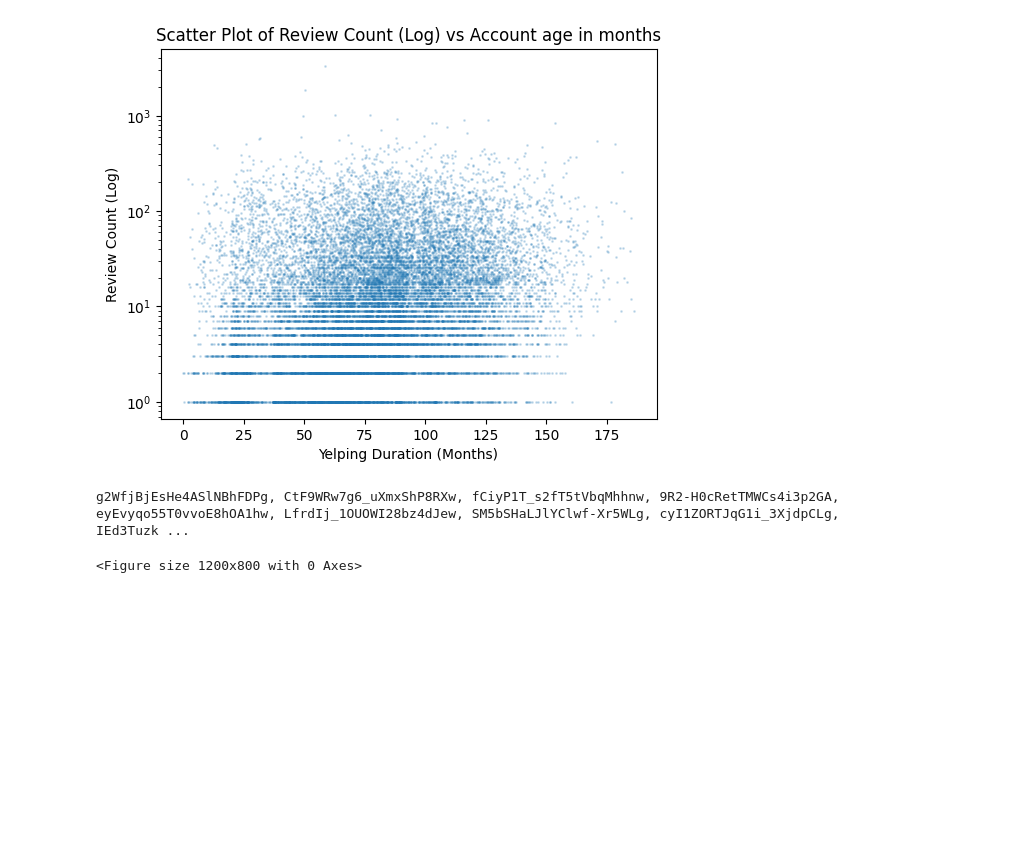
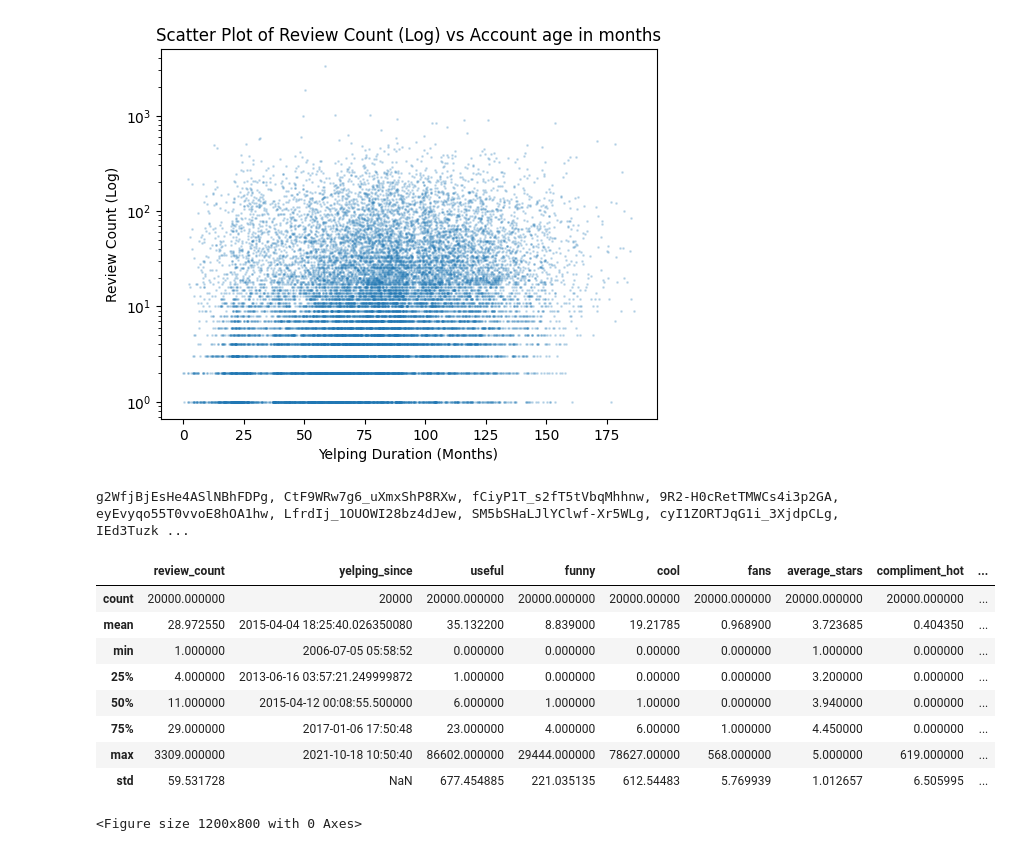
Before and after one commit to ursumarius/review-analysis-intro-ml-jads, a Jupyter notebook: EDA.ipynb, the cells around one changed output. Cells and saved outputs as stored; diff of their text form; code cells hidden in the pictures; blank space fills up the shorter version.

```diff
--- a/EDA.ipynb
+++ b/EDA.ipynb
@@ -127,3 +139,15 @@ g2WfjBjEsHe4ASlNBhFDPg, CtF9WRw7g6_uXmxShP8RXw, fCiyP1T_s2fT5tVbqMhhnw, 9R2-H0cR
+# %%
+user.describe()
+# %% [output]
+|  | review_count | yelping_since | useful | funny | cool | fans | average_stars | compliment_hot | ... |
+| count | 20000.000000 | 20000 | 20000.000000 | 20000.000000 | 20000.00000 | 20000.000000 | 20000.000000 | 20000.000000 | ... |
+| mean | 28.972550 | 2015-04-04 18:25:40.026350080 | 35.132200 | 8.839000 | 19.21785 | 0.968900 | 3.723685 | 0.404350 | ... |
+| min | 1.000000 | 2006-07-05 05:58:52 | 0.000000 | 0.000000 | 0.00000 | 0.000000 | 1.000000 | 0.000000 | ... |
+| 25% | 4.000000 | 2013-06-16 03:57:21.249999872 | 1.000000 | 0.000000 | 0.00000 | 0.000000 | 3.200000 | 0.000000 | ... |
+| 50% | 11.000000 | 2015-04-12 00:08:55.500000 | 6.000000 | 1.000000 | 1.00000 | 0.000000 | 3.940000 | 0.000000 | ... |
+| 75% | 29.000000 | 2017-01-06 17:50:48 | 23.000000 | 4.000000 | 6.00000 | 1.000000 | 4.450000 | 0.000000 | ... |
+| max | 3309.000000 | 2021-10-18 10:50:40 | 86602.000000 | 29444.000000 | 78627.00000 | 568.000000 | 5.000000 | 619.000000 | ... |
+| std | 59.531728 | NaN | 677.454885 | 221.035135 | 612.54483 | 5.769939 | 1.012657 | 6.505995 | ... |
 # %%
 
 selected_columns = user[['review_count', 'yelping_duration_months', 'friends', 'fans', 'num_friends']]
```
Also changed, not shown: parts of 7 cells of this notebook.
